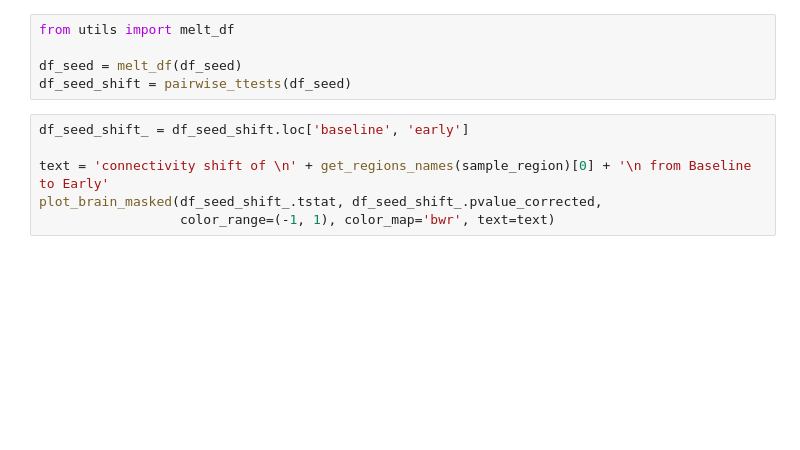
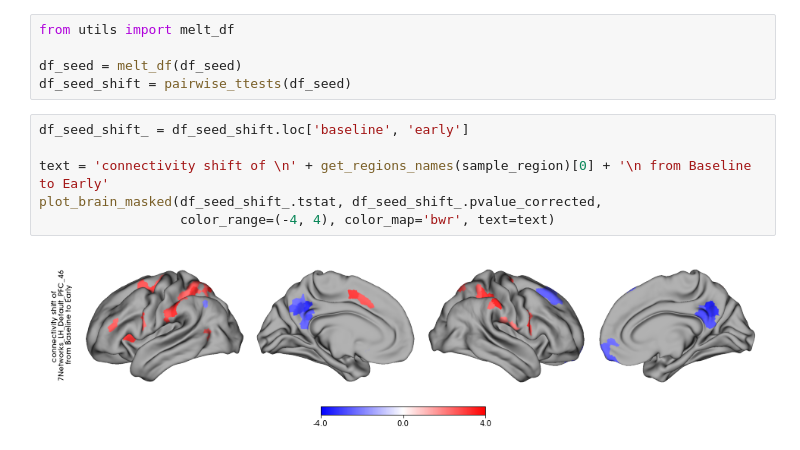
Before and after one commit to qniksefat/gradecc, a Jupyter notebook: RUNME.ipynb, the cells around one changed output. Cells and saved outputs as stored; diff of their text form; blank space fills up the shorter version.

```diff
--- a/RUNME.ipynb
+++ b/RUNME.ipynb
@@ -135,6 +172,8 @@ df_seed_shift = pairwise_ttests(df_seed)
 # %%
 df_seed_shift_ = df_seed_shift.loc['baseline', 'early']
 
 text = 'connectivity shift of \n' + get_regions_names(sample_region)[0] + '\n from Baseline to Early'
 plot_brain_masked(df_seed_shift_.tstat, df_seed_shift_.pvalue_corrected,
-                  color_range=(-1, 1), color_map='bwr', text=text)
+                  color_range=(-4, 4), color_map='bwr', text=text)
+# %% [output]
+[figure, added]
```
Also changed, not shown: parts of 16 cells of this notebook, 1 other file.
